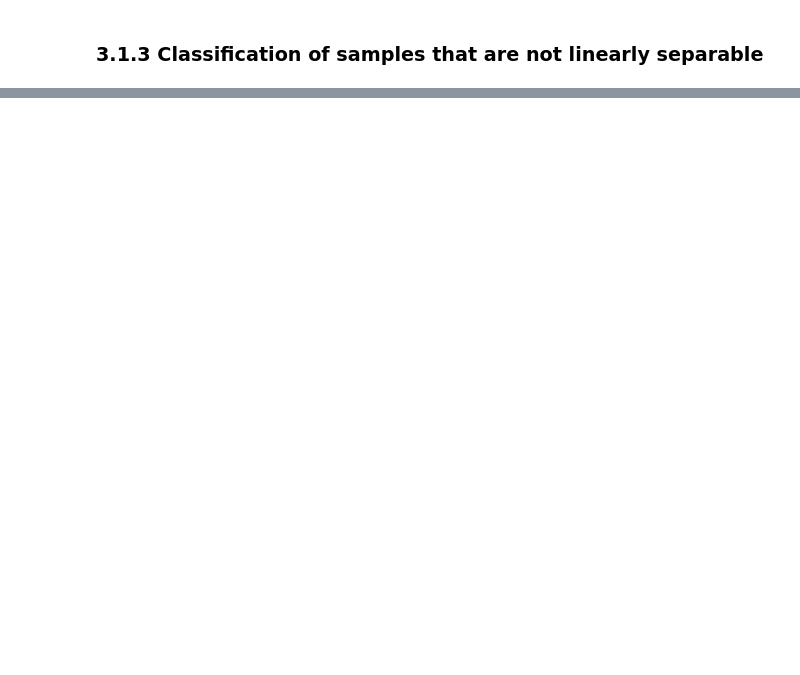
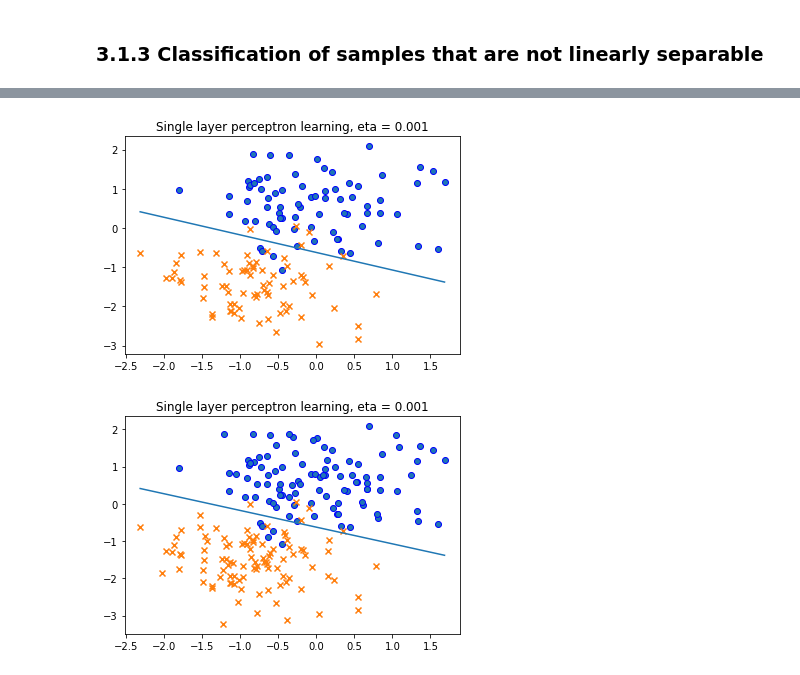
Before and after one commit to Charles2Alvin/DD2437-Lab1, a Jupyter notebook: Lab1.ipynb, the cells around one changed output, grey strips where cells are left out. Saved outputs shown, nothing was run; the diff lists cells and outputs as text; code cells hidden in the pictures; blank space fills up the shorter version.

```diff
--- a/Lab1.ipynb
+++ b/Lab1.ipynb
@@ -279,7 +150,7 @@ class DeltaRule(LearningRule):
         self.W = W
 # %%
 class Perceptron:
-    rule_map = {'perceptron': PerceptronRule(), 'delta': DeltaRule(), 'backprop': BackPropagation(n_hidden_nodes=3)}
+    rule_map = {'perceptron': PerceptronRule(), 'delta': DeltaRule()}
 
     def __init__(self, algorithm: str = 'delta', debug: bool = False):
         # learning algorithm
@@ -483,0 +378,18 @@ Training finished in 1999 epoch
+# %%
+def sample_binary(data_a, data_b, ratio_a, ratio_b):
+    n = data_a.shape[0]
+    permutation = np.random.permutation(n)
+    num_a = int(n * ratio_a)
+    num_b = int(n * ratio_b)
+    data_a = data_a[permutation[:num_a], :]
+    data_b = data_b[permutation[:num_b], :]
+    data = np.append(data_a.T, data_b.T, axis=1)
+    target_a = np.linspace(-1, -1, num_a)
+    target_b = np.ones(num_b)
+    target = np.append(target_a, target_b)
+
+    np.random.seed(2)
+    permutation = np.random.permutation(data.shape[1])
+    data = data[:, permutation]
+    target = target[permutation]
+    return data, target
@@ -483,0 +398,7 @@ Training finished in 1999 epoch
+# %%
+data, target = sample_binary(data_a, data_b, 0.75, 0.75)
+model = Perceptron(algorithm='delta')
+eta=0.001
+model.fit(data, target, eta, n_epoch=2000, mode='batch', plot=True)
+model.plot_result(data_all, target_all.reshape(1, 200), model.W, eta)
+# %% [output]
@@ -483,0 +406,2 @@ Training finished in 1999 epoch
+[figure, added]
+[figure, added]
```
Also changed, not shown: parts of 19 cells of this notebook.
